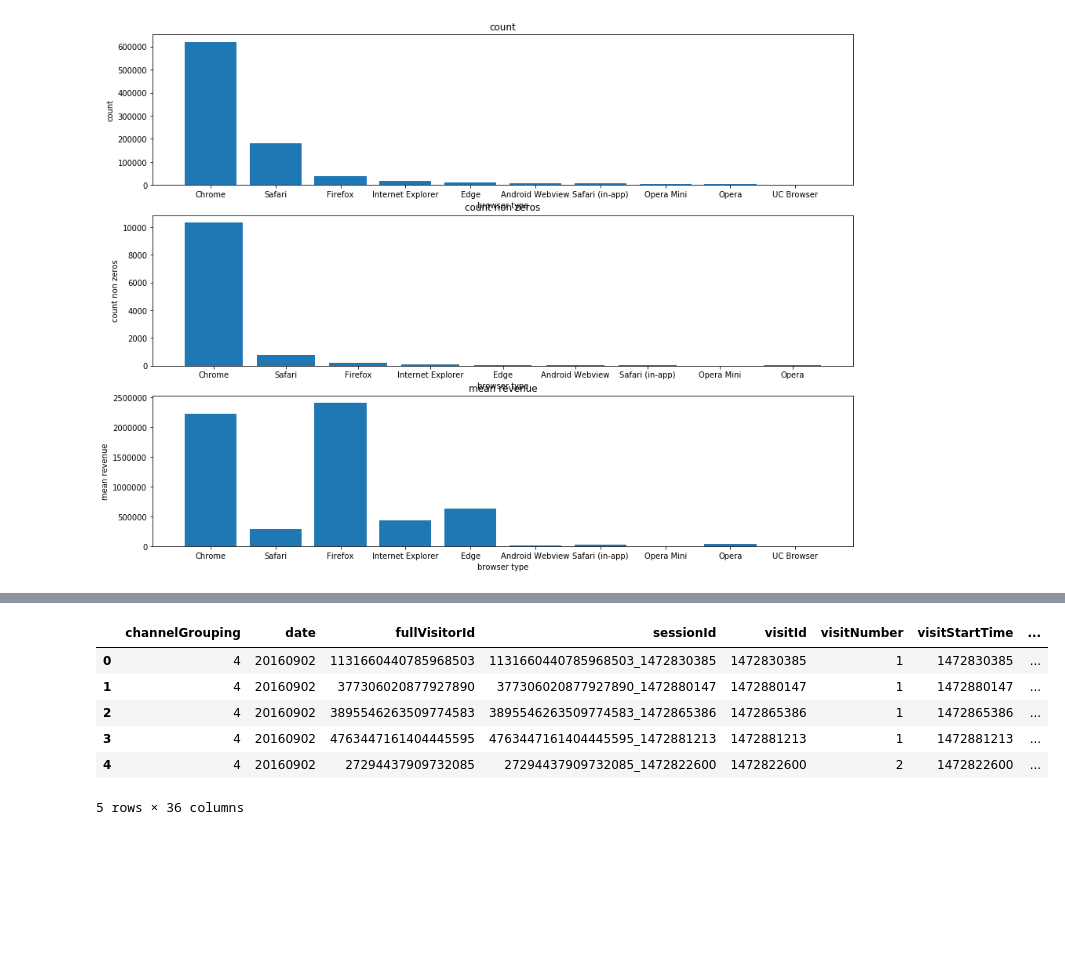
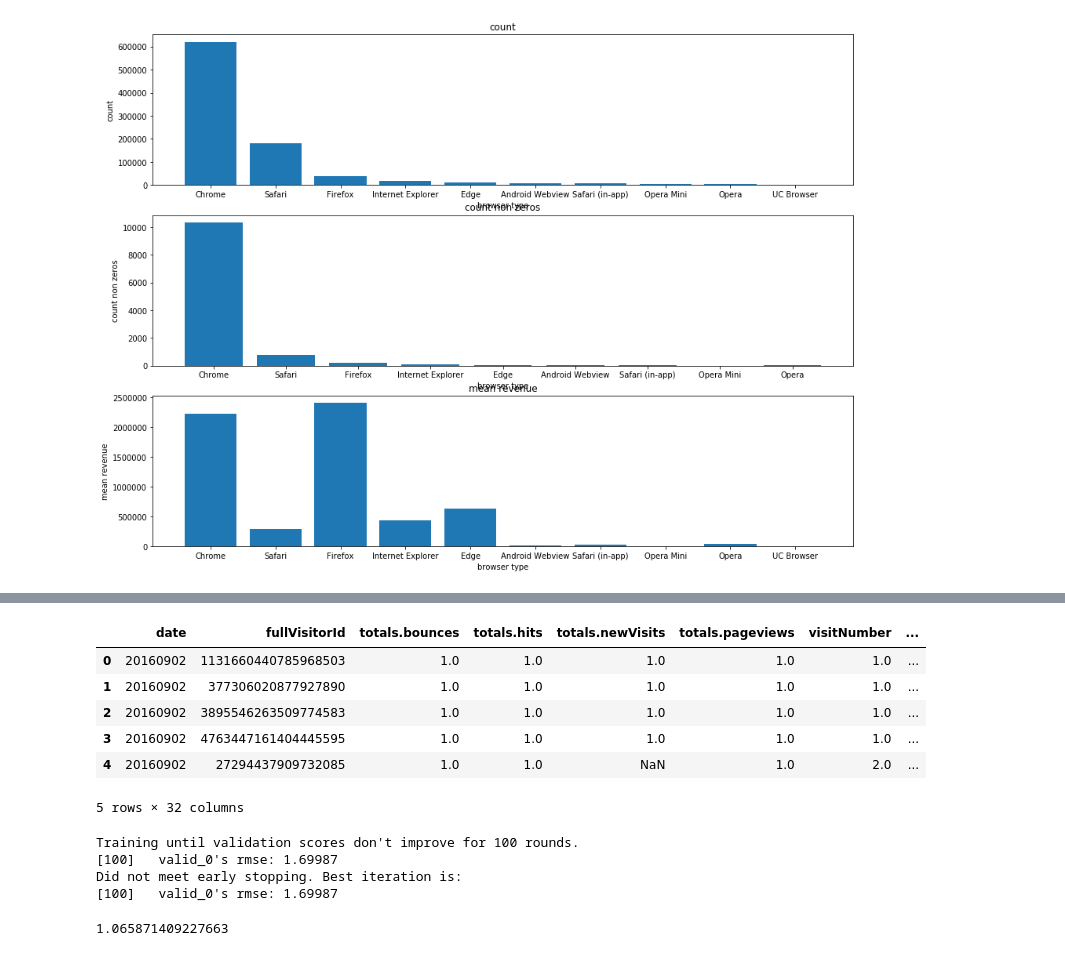
Before and after one commit to futai-lin/customer-revenue-prediction, a Jupyter notebook: baseline.ipynb, the cells around one changed output, grey strips where cells are left out. Drawn from its saved outputs; the diff is of its cells as text; code cells hidden in the pictures; blank space fills up the shorter version.

```diff
--- a/baseline.ipynb
+++ b/baseline.ipynb
@@ -159,3 +171,6 @@ Index(['channelGrouping', 'date', 'fullVisitorId', 'sessionId', 'visitId',
+# %%
+# drop column trafficSource.campaignCode
+train_df = train_df.drop(['trafficSource.campaignCode'], axis=1)
 # %%
 num_columns = ['totals.bounces', 'totals.hits', 'totals.newVisits', 'totals.pageviews', 'visitNumber', 'visitStartTime']
 # %%
@@ -177,7 +192,6 @@ cat_columns = ['channelGrouping',
              'trafficSource.adwordsClickInfo.page',
              'trafficSource.adwordsClickInfo.slot',
              'trafficSource.campaign',
-             'trafficSource.campaignCode',
              'trafficSource.isTrueDirect',
              'trafficSource.keyword',
              'trafficSource.medium',
@@ -194,12 +208,25 @@ def encode_cat_columns(train_df, test_df, column_list):
 # %%
 train_df, test_df = encode_cat_columns(train_df, test_df, cat_columns)
+# %%
+# copy train_df, test_df
+train_df_copy, test_df_copy = train_df.copy(), test_df.copy()
+
+train_df_copy =  train_df_copy[['date', 'fullVisitorId'] + num_columns + cat_columns + ['totals.transactionRevenue']]
+train_df_copy = train_df_copy.fillna(0)
+
+test_df_copy = test_df_copy[['date', 'fullVisitorId'] + num_columns + cat_columns]
+test_df_copy = test_df_copy.fillna(0)
+
+# convert num features to float
+train_df_copy[num_columns] = train_df[num_columns].astype(float)
+test_df_copy[num_columns] = test_df[num_columns].astype(float)
 # %%
-train_df.head()
+train_df_copy.head()
 # %% [output]
-|  | channelGrouping | date | fullVisitorId | sessionId | visitId | visitNumber | visitStartTime | ... |
-| 0 | 4 | 20160902 | 1131660440785968503 | 1131660440785968503_1472830385 | 1472830385 | 1 | 1472830385 | ... |
-| 1 | 4 | 20160902 | 377306020877927890 | 377306020877927890_1472880147 | 1472880147 | 1 | 1472880147 | ... |
-| 2 | 4 | 20160902 | 3895546263509774583 | 3895546263509774583_1472865386 | 1472865386 | 1 | 1472865386 | ... |
-| 3 | 4 | 20160902 | 4763447161404445595 | 4763447161404445595_1472881213 | 1472881213 | 1 | 1472881213 | ... |
-| 4 | 4 | 20160902 | 27294437909732085 | 27294437909732085_1472822600 | 1472822600 | 2 | 1472822600 | ... |
+|  | date | fullVisitorId | totals.bounces | totals.hits | totals.newVisits | totals.pageviews | visitNumber | ... |
+| 0 | 20160902 | 1131660440785968503 | 1.0 | 1.0 | 1.0 | 1.0 | 1.0 | ... |
+| 1 | 20160902 | 377306020877927890 | 1.0 | 1.0 | 1.0 | 1.0 | 1.0 | ... |
+| 2 | 20160902 | 3895546263509774583 | 1.0 | 1.0 | 1.0 | 1.0 | 1.0 | ... |
+| 3 | 20160902 | 4763447161404445595 | 1.0 | 1.0 | 1.0 | 1.0 | 1.0 | ... |
+| 4 | 20160902 | 27294437909732085 | 1.0 | 1.0 | NaN | 1.0 | 2.0 | ... |
-5 rows × 36 columns
+5 rows × 32 columns
@@ -205,0 +273,7 @@ train_df.head()
+# %%
+model, pred_dev, pred_test = run_lgb(train_X, train_y, dev_X, dev_y, test_X)
+# %% [output]
+Training until validation scores don't improve for 100 rounds.
+[100]   valid_0's rmse: 1.69987
+Did not meet early stopping. Best iteration is:
+[100]   valid_0's rmse: 1.69987
@@ -205,0 +289,6 @@ train_df.head()
+# %%
+# rmse
+pred_dev_df = pred_dev_df.reset_index()
+np.sqrt(metrics.mean_squared_error(np.log1p(pred_dev_df['transactionRevenue'].values), np.log1p(pred_dev_df['predictedRevenue'].values)))
+# %% [output]
+1.065871409227663
```
Also changed, not shown: parts of 17 cells of this notebook, 1 other file.
